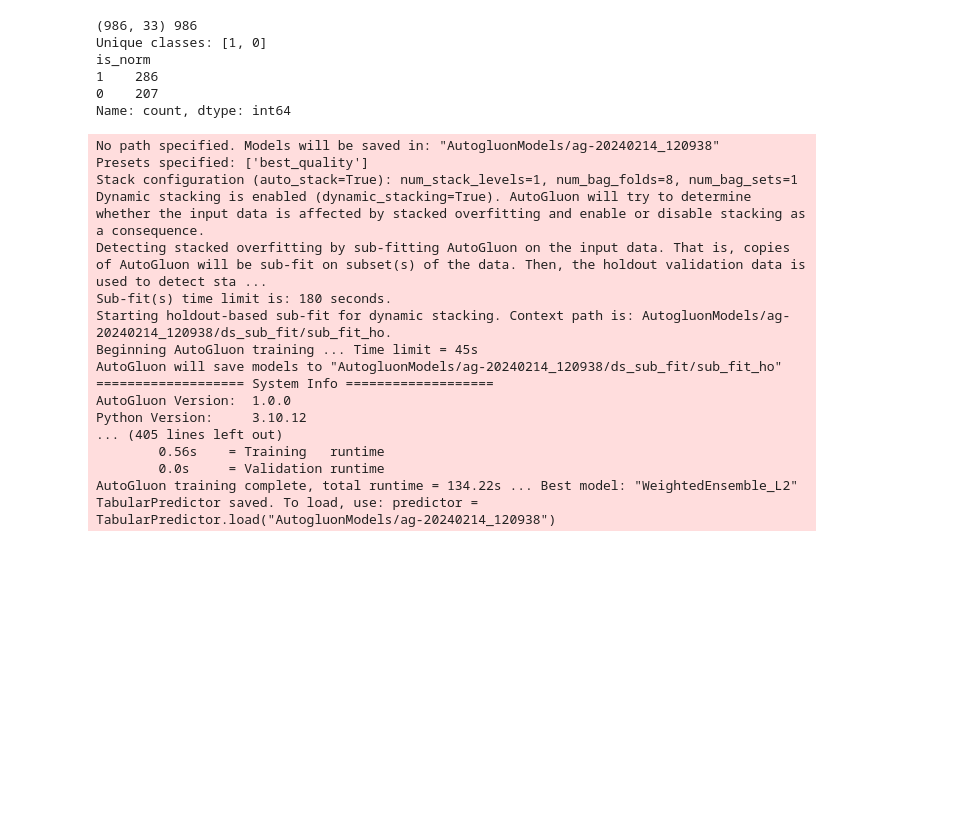
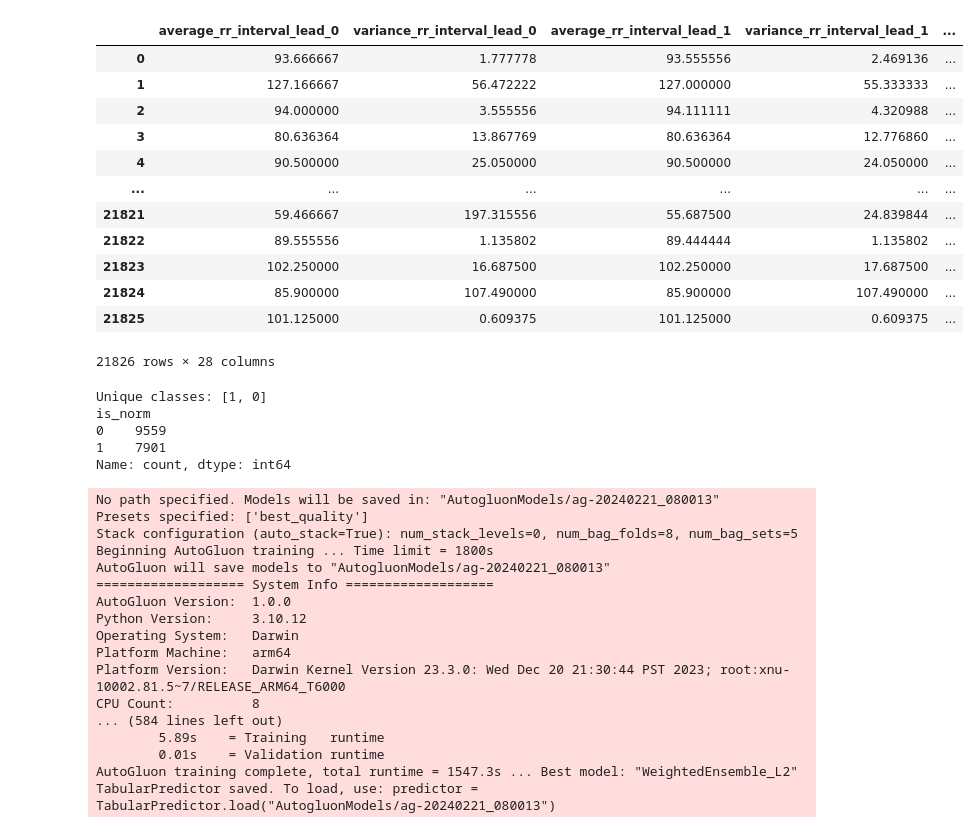
Before and after one commit to HeartlyAI/HeartlyAI, a Jupyter notebook: ml/train.ipynb, the cells around one changed output. Saved outputs shown, nothing was run; the diff lists cells and outputs as text; code cells hidden in the pictures; blank space fills up the shorter version.

Commit message:
autogluon train script

```diff
--- a/ml/train.ipynb
+++ b/ml/train.ipynb
@@ -1,43 +58,69 @@
+# %%
+
+cols_to_keep = data.filter(like='lead', axis=1).columns
+
+# add label to the list of columns to keep
+cols_to_keep = list(cols_to_keep) + [label] + ["device", "sex", "age"]
+
+
+# # Get a list of all columns that contain the word 'lead'
+# cols_to_drop = data.filter(like='lead', axis=1).columns
+# # Drop these columns from the dataframe
+# data = data.drop(columns=cols_to_drop)
+
+
+# keep only the columns the cols_to_keep
+data = data[cols_to_keep]
+data
+# %% [output]
+|  | average_rr_interval_lead_0 | variance_rr_interval_lead_0 | average_rr_interval_lead_1 | variance_rr_interval_lead_1 | ... |
+| 0 | 93.666667 | 1.777778 | 93.555556 | 2.469136 | ... |
+| 1 | 127.166667 | 56.472222 | 127.000000 | 55.333333 | ... |
+| 2 | 94.000000 | 3.555556 | 94.111111 | 4.320988 | ... |
+| 3 | 80.636364 | 13.867769 | 80.636364 | 12.776860 | ... |
+| 4 | 90.500000 | 25.050000 | 90.500000 | 24.050000 | ... |
+| ... | ... | ... | ... | ... | ... |
+| 21821 | 59.466667 | 197.315556 | 55.687500 | 24.839844 | ... |
+| 21822 | 89.555556 | 1.135802 | 89.444444 | 1.135802 | ... |
+| 21823 | 102.250000 | 16.687500 | 102.250000 | 17.687500 | ... |
+| 21824 | 85.900000 | 107.490000 | 85.900000 | 107.490000 | ... |
+| 21825 | 101.125000 | 0.609375 | 101.125000 | 0.609375 | ... |
+21826 rows × 28 columns
 # %%
-from autogluon.tabular import TabularDataset, TabularPredictor
-import pandas as pd
-data = pd.read_csv("../data.csv")
+train_test_split = 0.8
 
-print(data.shape, len(data))
-train_data, test_data = data[0:len(data)//2], data[len(data)//2:]
+train_data, test_data = data[0:int(len(data)*train_test_split)], data[int(len(data)*train_test_split):]
 
-label = 'is_norm'
 print(f"Unique classes: {list(train_data[label].unique())}")
 
 # print number of samples in each class
 print(train_data[label].value_counts())
 # %% [output]
-(986, 33) 986
 Unique classes: [1, 0]
 is_norm
-1    286
-0    207
+0    9559
+1    7901
 Name: count, dtype: int64
 # %%
-predictor = TabularPredictor(label=label).fit(train_data, time_limit=60*3, presets='best_quality')
+predictor = TabularPredictor(label=label).fit(train_data, time_limit=time_limit, presets=presets, auto_stack=auto_stack, num_stack_levels=num_stack_levels, num_bag_folds=num_bag_folds, num_bag_sets=num_bag_sets, excluded_model_types=excluded_model_types, dynamic_stacking=dynamic_stacking)
 # %% [output]
-No path specified. Models will be saved in: "AutogluonModels/ag-20240214_120938"
+No path specified. Models will be saved in: "AutogluonModels/ag-20240221_080013"
 Presets specified: ['best_quality']
-Stack configuration (auto_stack=True): num_stack_levels=1, num_bag_folds=8, num_bag_sets=1
-Dynamic stacking is enabled (dynamic_stacking=True). AutoGluon will try to determine whether the input data is affected by stacked overfitting and enable or disable stacking as a consequence.
-Detecting stacked overfitting by sub-fitting AutoGluon on the input data. That is, copies of AutoGluon will be sub-fit on subset(s) of the data. Then, the holdout validation data is used to detect sta ...
-Sub-fit(s) time limit is: 180 seconds.
-Starting holdout-based sub-fit for dynamic stacking. Context path is: AutogluonModels/ag-20240214_120938/ds_sub_fit/sub_fit_ho.
-Beginning AutoGluon training ... Time limit = 45s
-AutoGluon will save models to "AutogluonModels/ag-20240214_120938/ds_sub_fit/sub_fit_ho"
+Stack configuration (auto_stack=True): num_stack_levels=0, num_bag_folds=8, num_bag_sets=5
+Beginning AutoGluon training ... Time limit = 1800s
+AutoGluon will save models to "AutogluonModels/ag-20240221_080013"
 =================== System Info ===================
 AutoGluon Version:  1.0.0
 Python Version:     3.10.12
-... (405 lines left out)
-        0.56s    = Training   runtime
-        0.0s     = Validation runtime
-AutoGluon training complete, total runtime = 134.22s ... Best model: "WeightedEnsemble_L2"
-TabularPredictor saved. To load, use: predictor = TabularPredictor.load("AutogluonModels/ag-20240214_120938")
+Operating System:   Darwin
+Platform Machine:   arm64
+Platform Version:   Darwin Kernel Version 23.3.0: Wed Dec 20 21:30:44 PST 2023; root:xnu-10002.81.5~7/RELEASE_ARM64_T6000
+CPU Count:          8
+... (584 lines left out)
+        5.89s    = Training   runtime
+        0.01s    = Validation runtime
+AutoGluon training complete, total runtime = 1547.3s ... Best model: "WeightedEnsemble_L2"
+TabularPredictor saved. To load, use: predictor = TabularPredictor.load("AutogluonModels/ag-20240221_080013")
 # %%
 predictor.evaluate(test_data)
 # %% [output]
```
Also changed, not shown: parts of 5 cells of this notebook.
